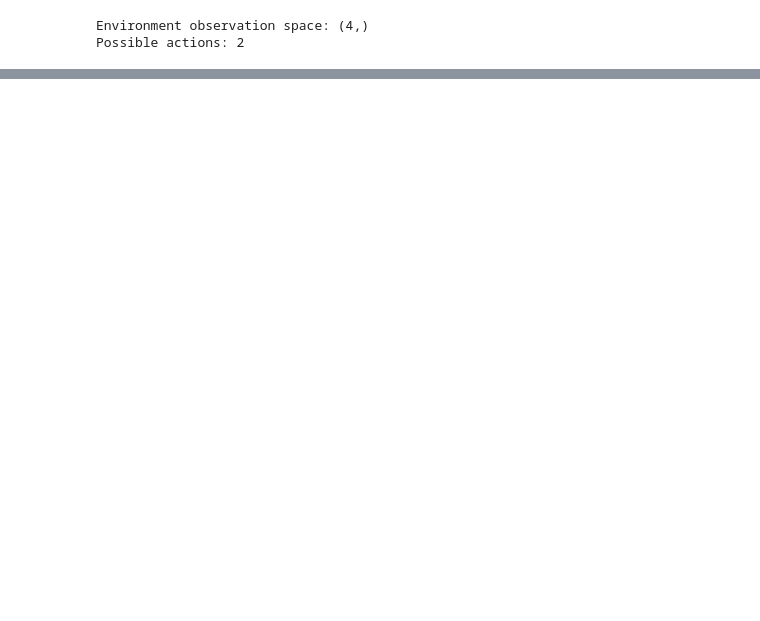
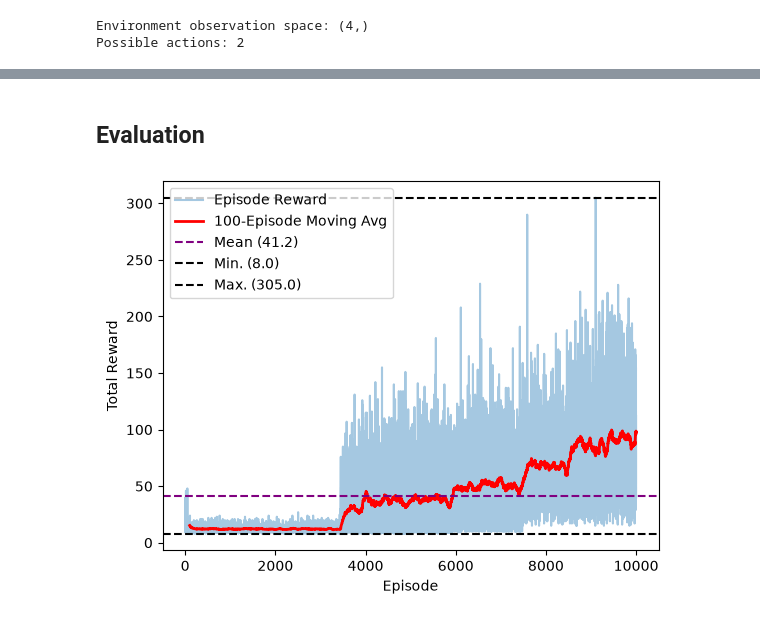
Before and after one commit to gerkoh/reinforcement-learning-gym, a Jupyter notebook: training/cartpole/q_learning.ipynb, the cells around one changed output, grey strips where cells are left out. Drawn from its saved outputs; the diff is of its cells as text; code cells hidden in the pictures; blank space fills up the shorter version.

```diff
--- a/training/cartpole/q_learning.ipynb
+++ b/training/cartpole/q_learning.ipynb
@@ -204,0 +148,26 @@ plt.show()
+# %%
+@dataclass(frozen=True)
+class BinSpec:
+    low: float
+    high: float
+    n_edges: int
+
+    def edges(self) -> np.ndarray:
+        return np.linspace(self.low, self.high, self.n_edges, dtype=np.float32)
+
+
+class ObservationBins(NamedTuple):
+    CartPosition: BinSpec
+    CartVelocity: BinSpec
+    PoleAngle: BinSpec
+    PoleVelocity: BinSpec
+
+
+observation_bins = ObservationBins(
+    CartPosition=BinSpec(-4.8, 4.8, 3),
+    CartVelocity=BinSpec(-5.0, 5.0, 11),
+    PoleAngle=BinSpec(-0.418, 0.418, 11),
+    PoleVelocity=BinSpec(-5.0, 5.0, 11),
+)
+
+pprint([ob.edges() for ob in observation_bins])
@@ -204,0 +182,7 @@ plt.show()
+# %%
+@dataclass
+class DiscretizedObservation:
+    CartPosition: int
+    CartVelocity: int
+    PoleAngle: int
+    PoleVelocity: int
@@ -204,0 +292,8 @@ plt.show()
+# %%
+hyperparams = Hyperparams()
+q_learning_agent = QLearningAgent(
+    env=env, hyperparams=hyperparams, bins=observation_bins, train_seed=1, eval_seed=42
+)
+q_learning_agent.train()
+# %% [markdown]
+## Evaluation
@@ -204,0 +302,7 @@ plt.show()
+# %%
+q_learning_train_stats = RewardStats(rewards=q_learning_agent.train_rewards)
+q_learning_eval_stats = RewardStats(rewards=q_learning_agent.eval_rewards)
+# %%
+plot_with_moving_average(q_learning_train_stats, window=100)
+# %% [output]
+[figure, added]
```
Also changed, not shown: parts of 21 cells of this notebook.
